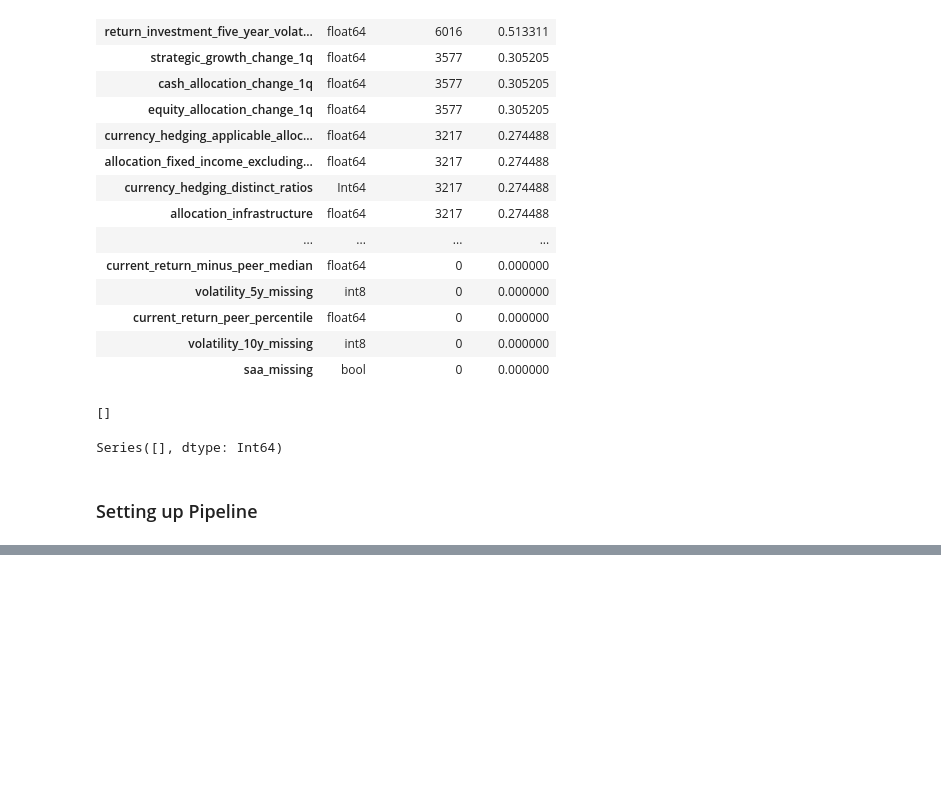
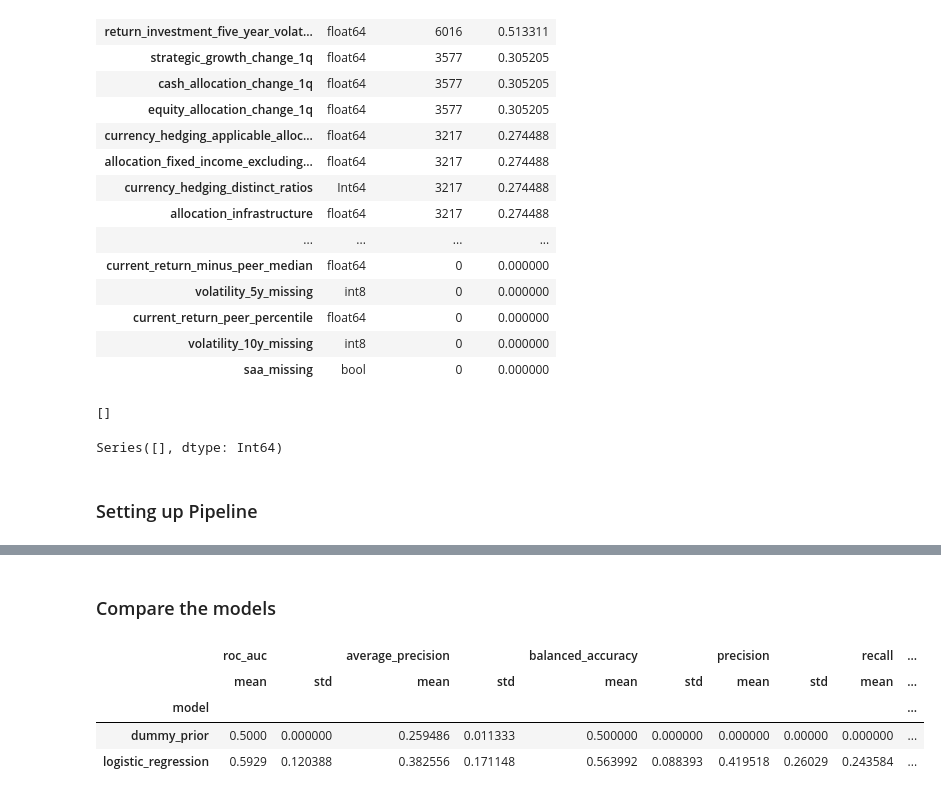
Before and after one commit to terra9/superannuation-performance-early-warning, a Jupyter notebook: notebooks/baseline_modelling.ipynb, the cells around one changed output, grey strips where cells are left out. Drawn from its saved outputs; the diff is of its cells as text; code cells hidden in the pictures; blank space fills up the shorter version.

```diff
--- a/notebooks/baseline_modelling.ipynb
+++ b/notebooks/baseline_modelling.ipynb
@@ -645,0 +890,31 @@ from sklearn.linear_model import LogisticRegression
+# %% [markdown]
+### Compare the models
+# %%
+metric_columns = [
+    "roc_auc",
+    "average_precision",
+    "balanced_accuracy",
+    "precision",
+    "recall",
+    "f1",
+    "accuracy",
+    "brier_score",
+]
+
+model_summary = (
+    fold_results
+    .groupby("model")[
+        metric_columns
+    ]
+    .agg(
+        ["mean", "std"]
+    )
+)
+
+model_summary
+# %% [output]
+|  | roc_auc |  | average_precision |  | balanced_accuracy |  | precision |  | recall | ... |
+|  | mean | std | mean | std | mean | std | mean | std | mean | ... |
+| model |  |  |  |  |  |  |  |  |  | ... |
+| dummy_prior | 0.5000 | 0.000000 | 0.259486 | 0.011333 | 0.500000 | 0.000000 | 0.000000 | 0.00000 | 0.000000 | ... |
+| logistic_regression | 0.5929 | 0.120388 | 0.382556 | 0.171148 | 0.563992 | 0.088393 | 0.419518 | 0.26029 | 0.243584 | ... |
```
Also changed, not shown: parts of 8 cells of this notebook.
